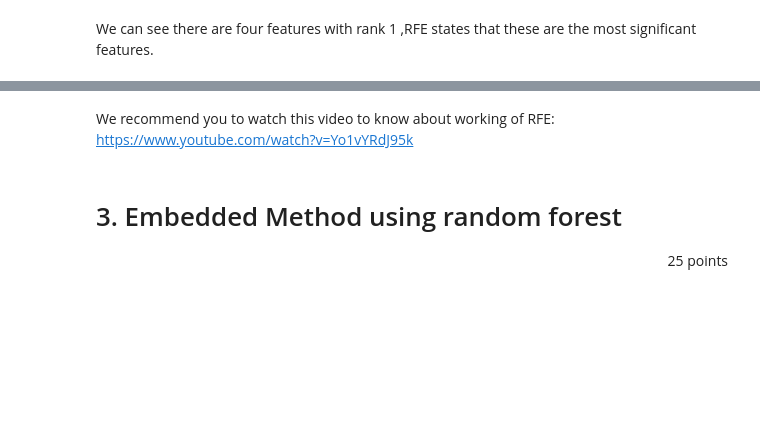
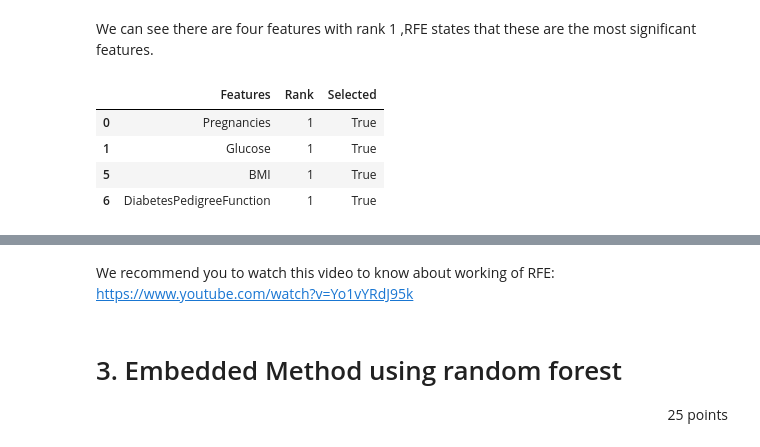
Before and after one commit to sureshmecad/CloudyML-AI-FOR-ALL, a Jupyter notebook: 8_Feature_Selection_CloudyML.ipynb, the cells around one changed output, grey strips where cells are left out. Drawn from its saved outputs; the diff is of its cells as text; code cells hidden in the pictures; blank space fills up the shorter version.

```diff
--- a/8_Feature_Selection_CloudyML.ipynb
+++ b/8_Feature_Selection_CloudyML.ipynb
@@ -687,8 +706,15 @@ feature_rank_df=#
 We can see there are four features with rank 1 ,RFE states that these are the most significant features.
 # %%
 # filter feature_rank_df  with selected column values as True and save result in variable called recursive_feature_names
-recursive_feature_names=#
+recursive_feature_names= feature_rank_df[feature_rank_df['Rank'] == 1]
 
 # print recursive_feature_names
+recursive_feature_names
+# %% [output]
+|  | Features | Rank | Selected |
+| 0 | Pregnancies | 1 | True |
+| 1 | Glucose | 1 | True |
+| 5 | BMI | 1 | True |
+| 6 | DiabetesPedigreeFunction | 1 | True |
 # %%
 # finally get dataframe X with all the features selected by RFE and store this result in variable called RFE_selected_features
```
Also changed, not shown: parts of 12 cells of this notebook.
